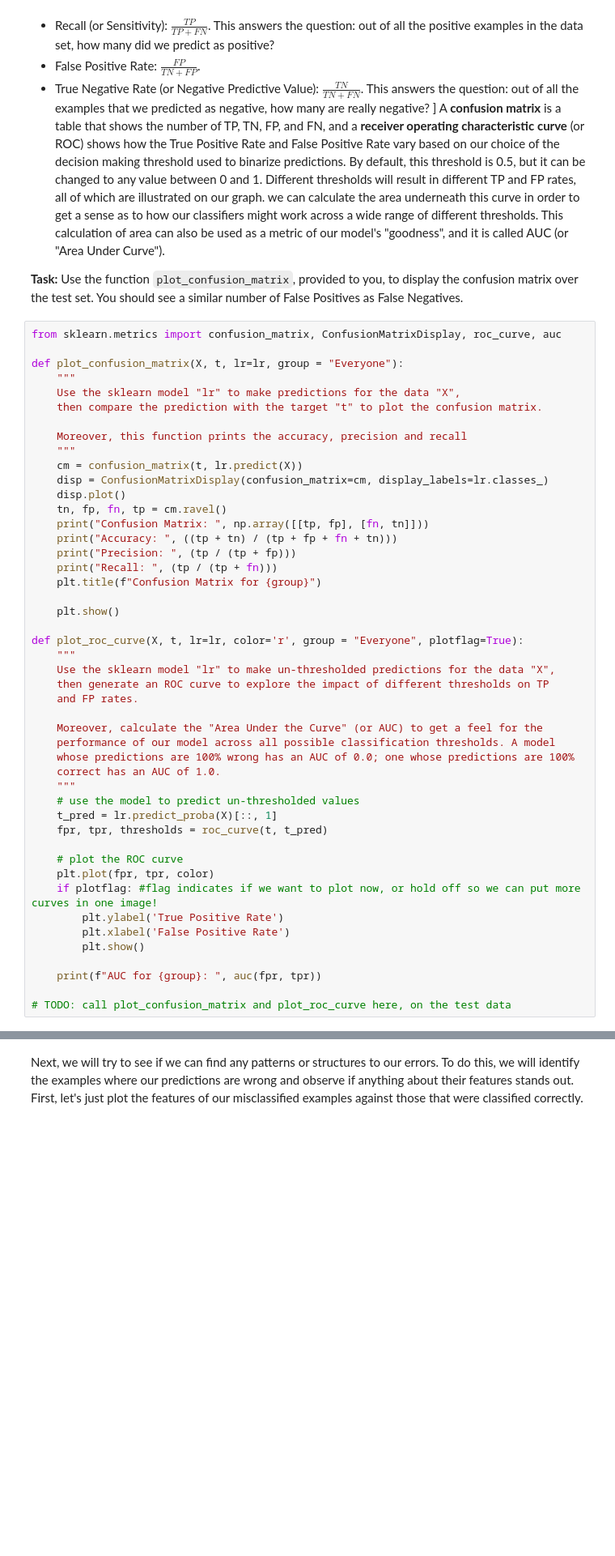
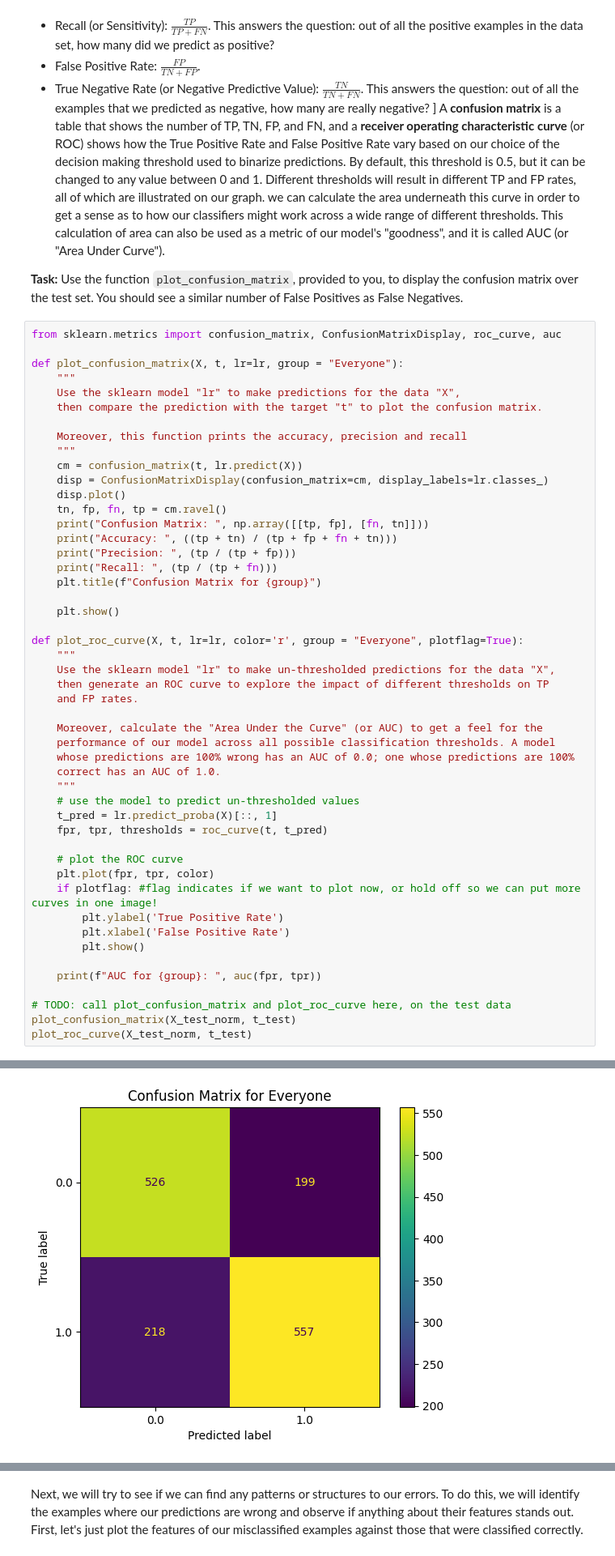
Before and after one commit to UstinAna/2025_winter_utm_csc311_labs, a Jupyter notebook: lab04/lab04.ipynb, the cells around one changed output, grey strips where cells are left out. Shown: that part at 81% size. Drawn from its saved outputs; the diff is of its cells as text; blank space fills up the shorter version.

```diff
--- a/lab04/lab04.ipynb
+++ b/lab04/lab04.ipynb
@@ -786,3 +805,6 @@ def plot_roc_curve(X, t, lr=lr, color='r', group = "Everyone", plotflag=True):
     print(f"AUC for {group}: ", auc(fpr, tpr))
 
 # TODO: call plot_confusion_matrix and plot_roc_curve here, on the test data
+plot_confusion_matrix(X_test_norm, t_test)
+plot_roc_curve(X_test_norm, t_test)
+# %% [output]
@@ -788,0 +816 @@ def plot_roc_curve(X, t, lr=lr, color='r', group = "Everyone", plotflag=True):
+[figure, added]
```
Also changed, not shown: parts of 14 cells of this notebook.
